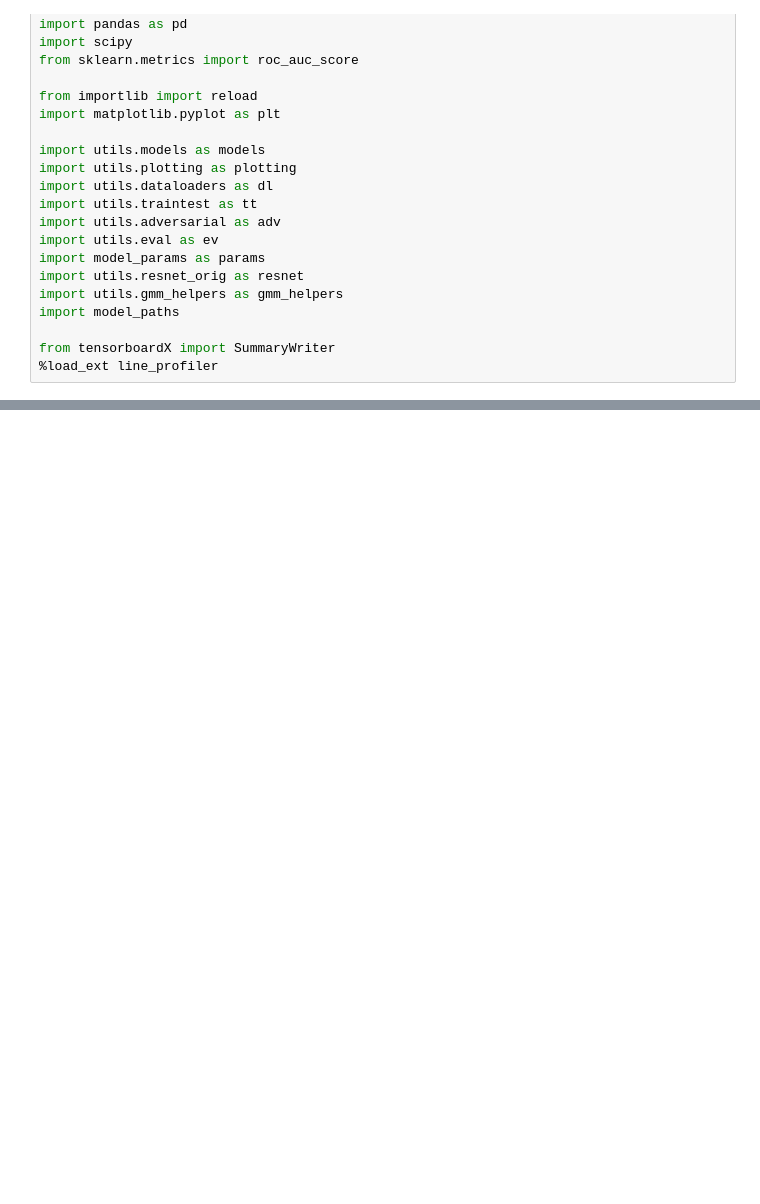
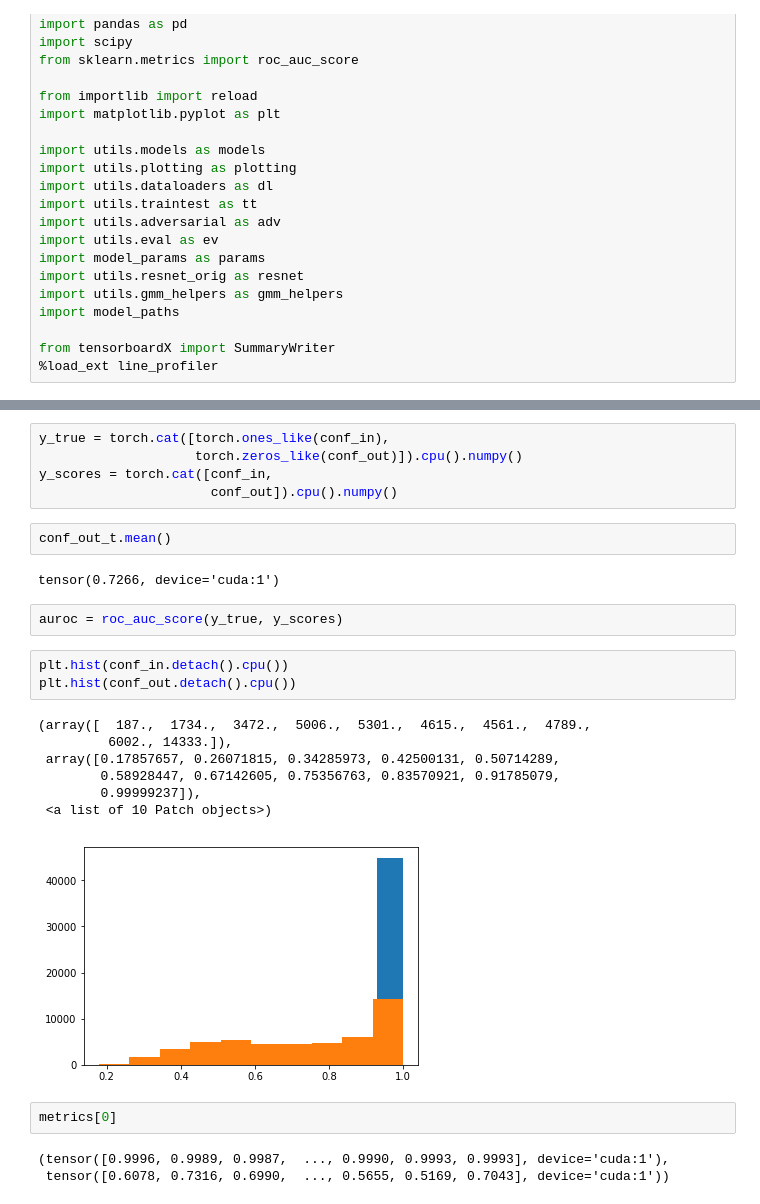
Before and after one commit to AlexMeinke/certified-certain-uncertainty, a Jupyter notebook: Untitled.ipynb, the cells around one changed output, grey strips where cells are left out. Cells and saved outputs as stored; diff of their text form; blank space fills up the shorter version.

```diff
--- a/Untitled.ipynb
+++ b/Untitled.ipynb
@@ -126,0 +282,27 @@ a
+# %%
+y_true = torch.cat([torch.ones_like(conf_in),
+                    torch.zeros_like(conf_out)]).cpu().numpy()
+y_scores = torch.cat([conf_in,
+                      conf_out]).cpu().numpy()
+# %%
+conf_out_t.mean()
+# %% [output]
+tensor(0.7266, device='cuda:1')
+# %%
+auroc = roc_auc_score(y_true, y_scores)
+# %%
+plt.hist(conf_in.detach().cpu())
+plt.hist(conf_out.detach().cpu())
+# %% [output]
+(array([  187.,  1734.,  3472.,  5006.,  5301.,  4615.,  4561.,  4789.,
+         6002., 14333.]),
+ array([0.17857657, 0.26071815, 0.34285973, 0.42500131, 0.50714289,
+        0.58928447, 0.67142605, 0.75356763, 0.83570921, 0.91785079,
+        0.99999237]),
+ <a list of 10 Patch objects>)
+[figure, added]
+# %%
+metrics[0]
+# %% [output]
+(tensor([0.9996, 0.9989, 0.9987,  ..., 0.9990, 0.9993, 0.9993], device='cuda:1'),
+ tensor([0.6078, 0.7316, 0.6990,  ..., 0.5655, 0.5169, 0.7043], device='cuda:1'))
```
Also changed, not shown: parts of 27 cells of this notebook, 29 other files.
